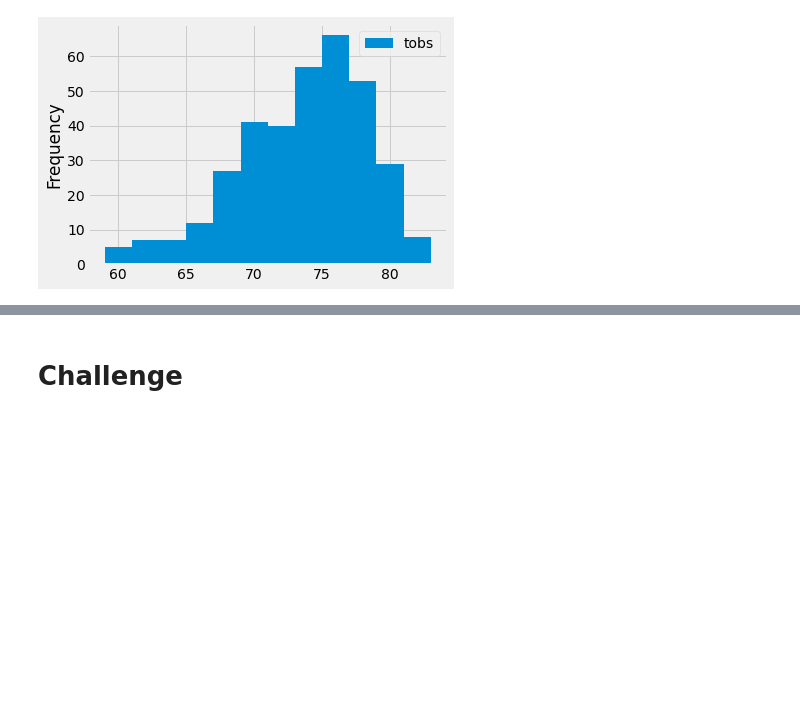
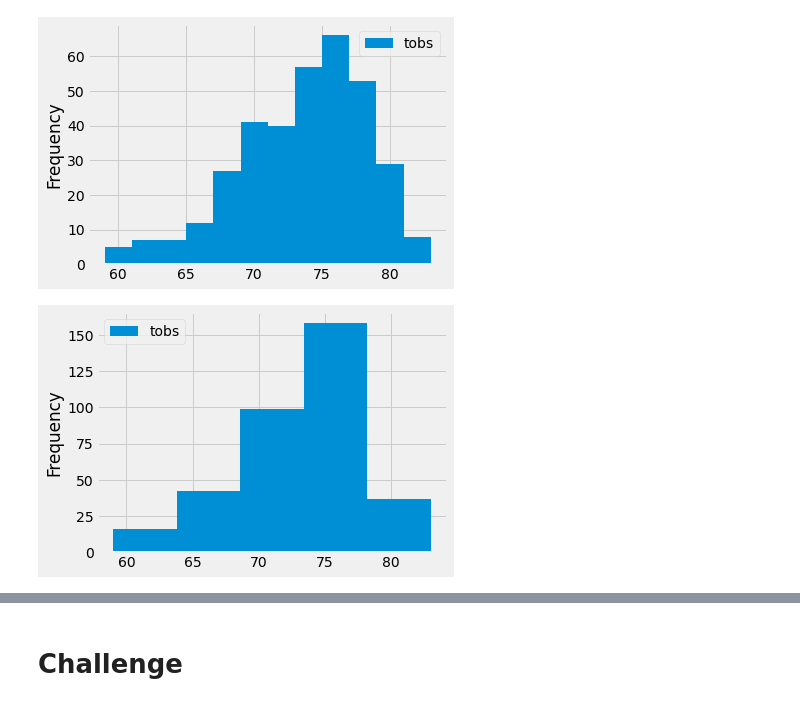
Before and after one commit to osvaldoferraz/surfs_up, a Jupyter notebook: climate_analysis.ipynb, the cells around one changed output, grey strips where cells are left out. Saved outputs shown, nothing was run; the diff lists cells and outputs as text; code cells hidden in the pictures; blank space fills up the shorter version.

```diff
--- a/climate_analysis.ipynb
+++ b/climate_analysis.ipynb
@@ -192,3 +192,8 @@ plt.tight_layout()
 
 [352 rows x 1 columns]
 [figure]
+# %%
+df.plot.hist(bins=5)
+plt.tight_layout()
+# %% [output]
+[figure, added]
```
Also changed, not shown: parts of 3 cells of this notebook, 1 other file.
